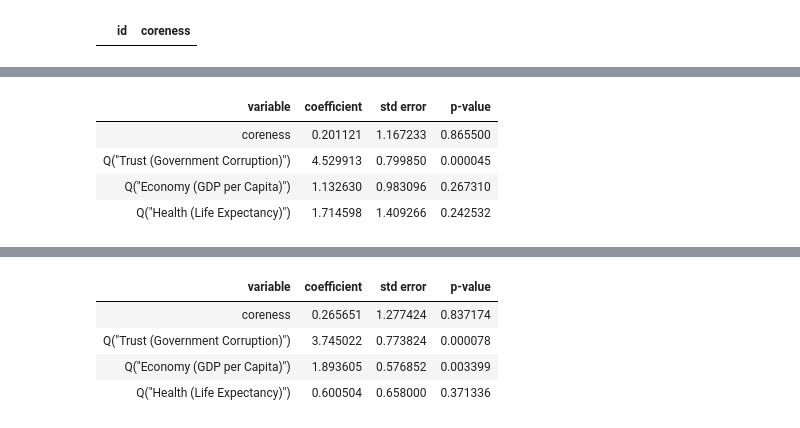
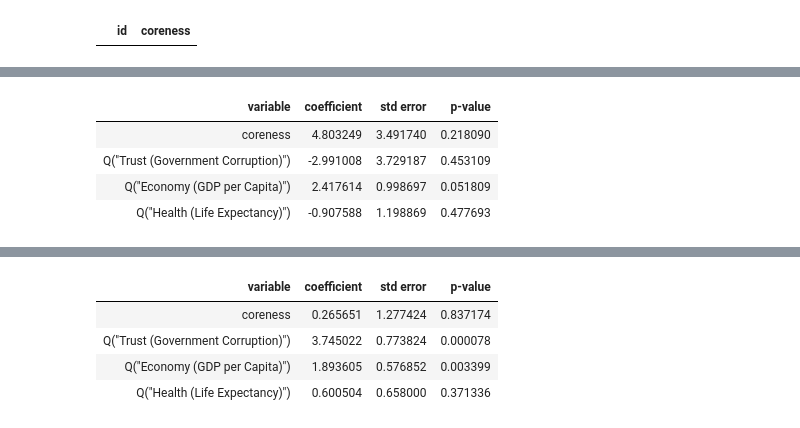
Before and after one commit to RicardoRibeiroRodrigues/Projeto-Redes-Sociais, a Jupyter notebook: notebooks/modelos_proj_variosAnos.ipynb, the cells around one changed output, grey strips where cells are left out. Saved outputs shown, nothing was run; the diff lists cells and outputs as text; code cells hidden in the pictures.

```diff
--- a/notebooks/modelos_proj_variosAnos.ipynb
+++ b/notebooks/modelos_proj_variosAnos.ipynb
@@ -135,6 +115,6 @@ len(data_centrais)
 # %%
-recorte_n_sa = data_centrais.loc[data_centrais.Region != "Western Europe"]
-recorte_n_sa
+recorte_n_c = data_centrais.loc[data_centrais['Region'].str.contains('', case=False)]
+recorte_n_c
 # %% [output]
 |  | id | coreness | Country | Region | Happiness Rank | Happiness Score | Standard Error | ... |
 | 0 | tunisia | 0.955357 | tunisia | Middle East and Northern Africa | 107 | 4.739 | 0.03589 | ... |
@@ -193,13 +157,13 @@ recorte_nao_af
 # %%
 # Reg recorte
 result = reg.linear(
-    data=recorte_n_sa,
+    data=recorte_n_c,
     formula='Q("Happiness Score") ~ coreness + Q("Trust (Government Corruption)") + Q("Economy (GDP per Capita)") + Q("Health (Life Expectancy)")'
 )
 result.micro_summary()
 # %% [output]
 | variable | coefficient | std error | p-value |
-| coreness | 0.201121 | 1.167233 | 0.865500 |
-| Q("Trust (Government Corruption)") | 4.529913 | 0.799850 | 0.000045 |
-| Q("Economy (GDP per Capita)") | 1.132630 | 0.983096 | 0.267310 |
-| Q("Health (Life Expectancy)") | 1.714598 | 1.409266 | 0.242532 |
+| coreness | 4.803249 | 3.491740 | 0.218090 |
+| Q("Trust (Government Corruption)") | -2.991008 | 3.729187 | 0.453109 |
+| Q("Economy (GDP per Capita)") | 2.417614 | 0.998697 | 0.051809 |
+| Q("Health (Life Expectancy)") | -0.907588 | 1.198869 | 0.477693 |
```
Also changed, not shown: parts of 8 cells of this notebook.
